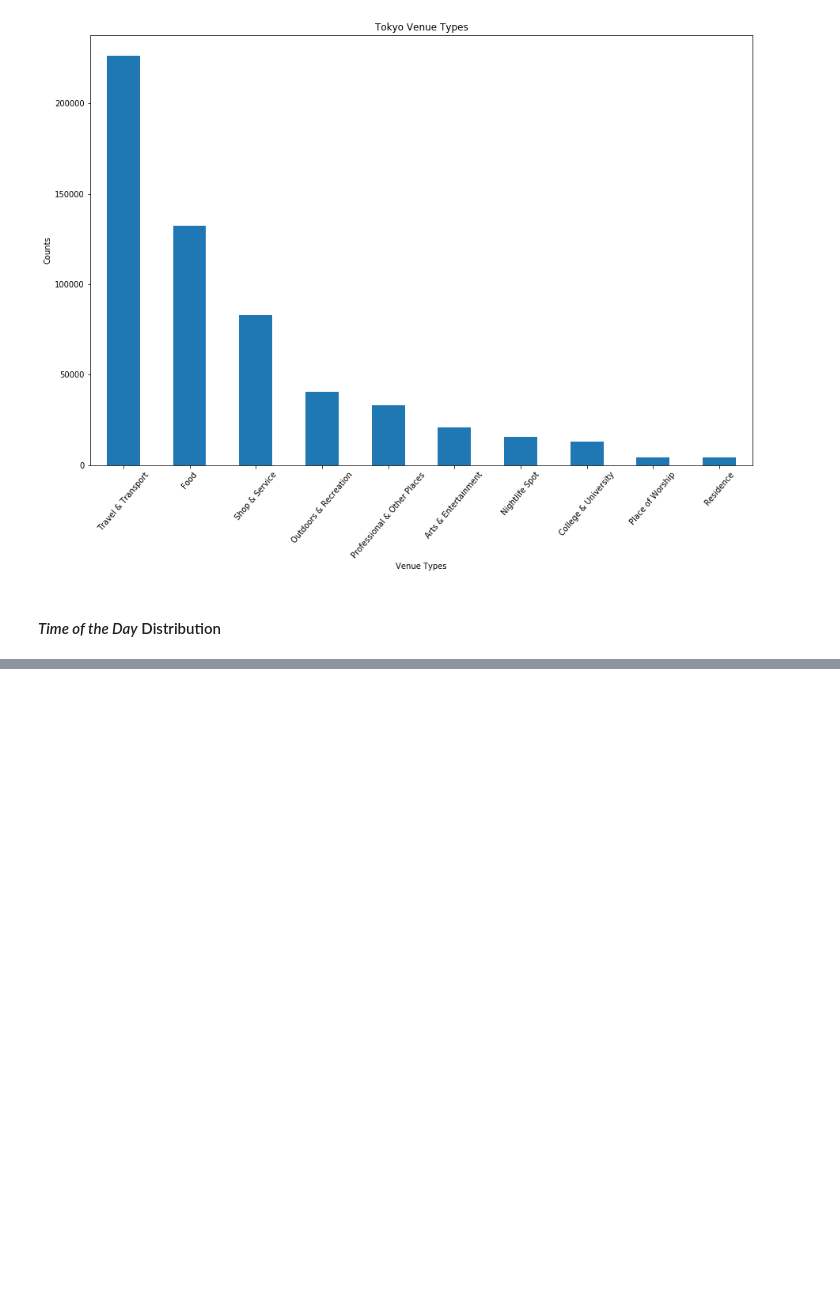
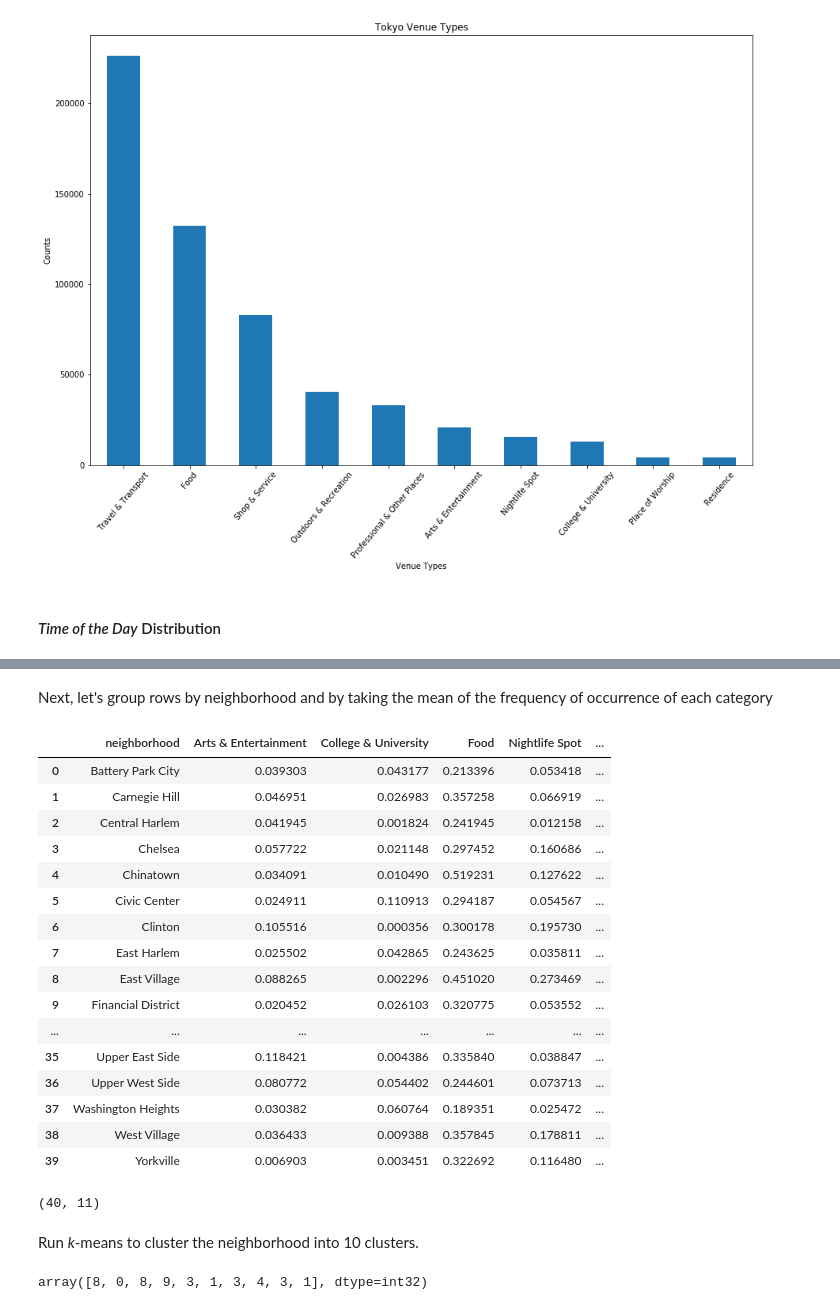
Before and after one commit to Shailendra-Singh/coursera-capstone, a Jupyter notebook: Projects/Battle of Neighbourhoods/Analysis of NYC and Tokyo Check-ins (Foursquare).ipynb, the cells around one changed output, grey strips where cells are left out. Saved outputs shown, nothing was run; the diff lists cells and outputs as text; code cells hidden in the pictures; blank space fills up the shorter version.

```diff
--- a/Projects/Battle of Neighbourhoods/Analysis of NYC and Tokyo Check-ins (Foursquare).ipynb
+++ b/Projects/Battle of Neighbourhoods/Analysis of NYC and Tokyo Check-ins (Foursquare).ipynb
@@ -539,0 +711,2 @@ world_map.choropleth(
+# %%
+manhattan_venues = df[nyc][df[nyc]['area']=='Manhattan']
@@ -539,0 +724,12 @@ world_map.choropleth(
+# %%
+# one hot encoding
+manhattan_onehot = pd.get_dummies(manhattan_venues[['venueType']], prefix="", prefix_sep="")
+
+# add neighborhood column back to dataframe
+manhattan_onehot['neighborhood'] = manhattan_venues['neighborhood']
+
+# move neighborhood column to the first column
+fixed_columns = [manhattan_onehot.columns[-1]] + list(manhattan_onehot.columns[:-1])
+manhattan_onehot = manhattan_onehot[fixed_columns]
+
+manhattan_onehot.head()
@@ -539,0 +743,27 @@ world_map.choropleth(
+# %% [markdown]
+Next, let's group rows by neighborhood and by taking the mean of the frequency of occurrence of each category
+# %%
+manhattan_grouped = manhattan_onehot.groupby('neighborhood').mean().reset_index()
+manhattan_grouped
+# %% [output]
+|  | neighborhood | Arts & Entertainment | College & University | Food | Nightlife Spot | ... |
+| 0 | Battery Park City | 0.039303 | 0.043177 | 0.213396 | 0.053418 | ... |
+| 1 | Carnegie Hill | 0.046951 | 0.026983 | 0.357258 | 0.066919 | ... |
+| 2 | Central Harlem | 0.041945 | 0.001824 | 0.241945 | 0.012158 | ... |
+| 3 | Chelsea | 0.057722 | 0.021148 | 0.297452 | 0.160686 | ... |
+| 4 | Chinatown | 0.034091 | 0.010490 | 0.519231 | 0.127622 | ... |
+| 5 | Civic Center | 0.024911 | 0.110913 | 0.294187 | 0.054567 | ... |
+| 6 | Clinton | 0.105516 | 0.000356 | 0.300178 | 0.195730 | ... |
+| 7 | East Harlem | 0.025502 | 0.042865 | 0.243625 | 0.035811 | ... |
+| 8 | East Village | 0.088265 | 0.002296 | 0.451020 | 0.273469 | ... |
+| 9 | Financial District | 0.020452 | 0.026103 | 0.320775 | 0.053552 | ... |
+| ... | ... | ... | ... | ... | ... | ... |
+| 35 | Upper East Side | 0.118421 | 0.004386 | 0.335840 | 0.038847 | ... |
+| 36 | Upper West Side | 0.080772 | 0.054402 | 0.244601 | 0.073713 | ... |
+| 37 | Washington Heights | 0.030382 | 0.060764 | 0.189351 | 0.025472 | ... |
+| 38 | West Village | 0.036433 | 0.009388 | 0.357845 | 0.178811 | ... |
+| 39 | Yorkville | 0.006903 | 0.003451 | 0.322692 | 0.116480 | ... |
+# %%
+manhattan_grouped.shape
+# %% [output]
+(40, 11)
@@ -539,0 +772,15 @@ world_map.choropleth(
+# %% [markdown]
+Run *k*-means to cluster the neighborhood into 10 clusters.
+# %%
+# set number of clusters
+kclusters = 10
+
+manhattan_grouped_clustering = manhattan_grouped.drop('neighborhood', 1)
+
+# run k-means clustering
+kmeans = KMeans(n_clusters=kclusters, random_state=0).fit(manhattan_grouped_clustering)
+
+# check cluster labels generated for each row in the dataframe
+kmeans.labels_[0:10]
+# %% [output]
+array([8, 0, 8, 9, 3, 1, 3, 4, 3, 1], dtype=int32)
```
Also changed, not shown: parts of 75 cells of this notebook, 4 other files.
